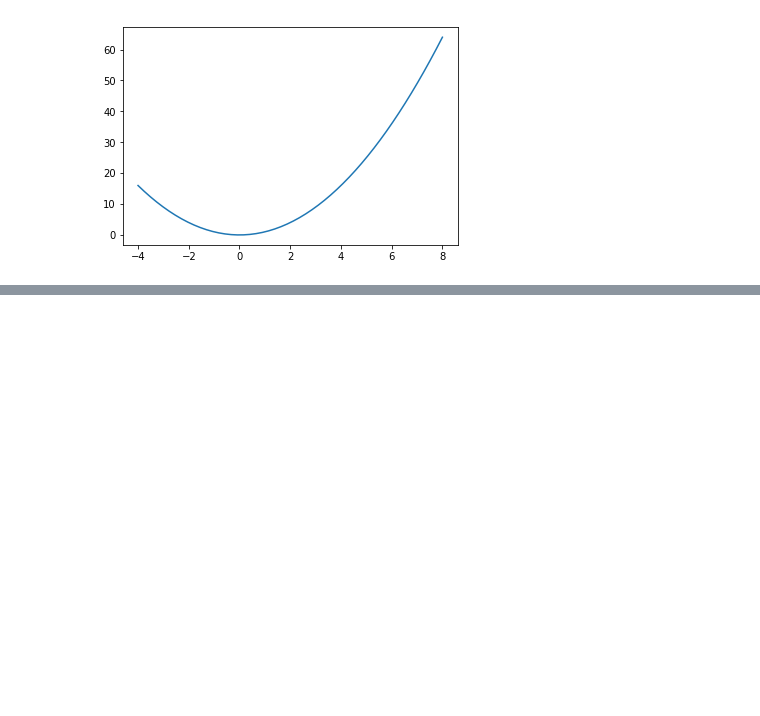
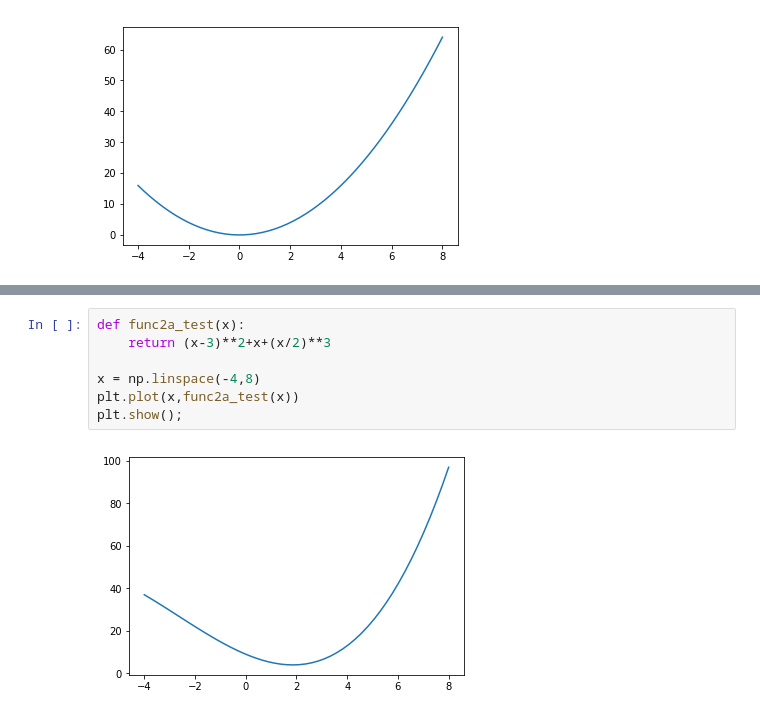
Before and after one commit to ErikOsinga/numerical_recipies, a Jupyter notebook: tutorial6/tutorial6.ipynb, the cells around one changed output, grey strips where cells are left out. Drawn from its saved outputs; the diff is of its cells as text; blank space fills up the shorter version.

```diff
--- a/tutorial6/tutorial6.ipynb
+++ b/tutorial6/tutorial6.ipynb
@@ -292,0 +405,9 @@ New a,b,c -1.382 1.2359240000000005 5.471725032000002
+# %%
+def func2a_test(x):
+    return (x-3)**2+x+(x/2)**3
+
+x = np.linspace(-4,8)
+plt.plot(x,func2a_test(x))
+plt.show();
+# %% [output]
+[figure, added]
```
Also changed, not shown: parts of 10 cells of this notebook, 1 other file.
